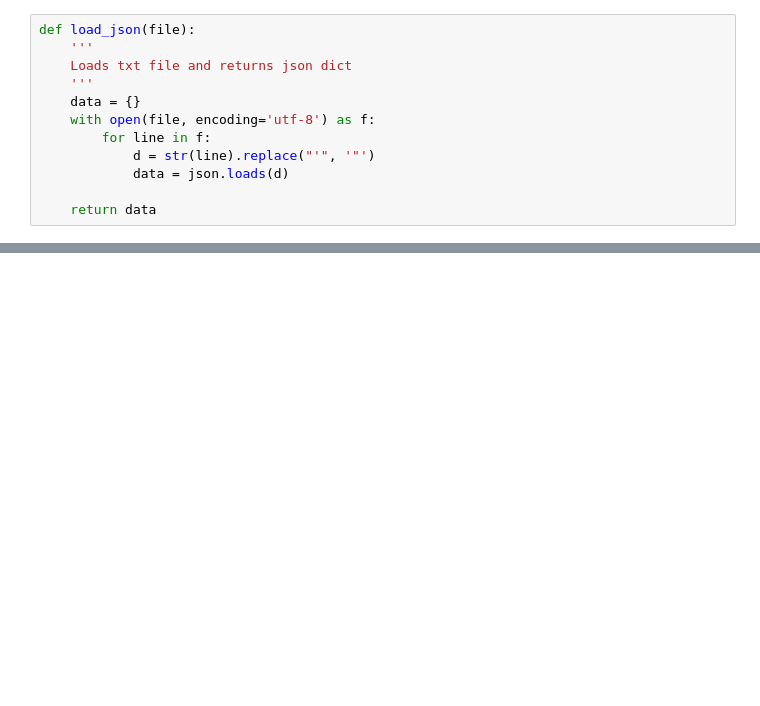
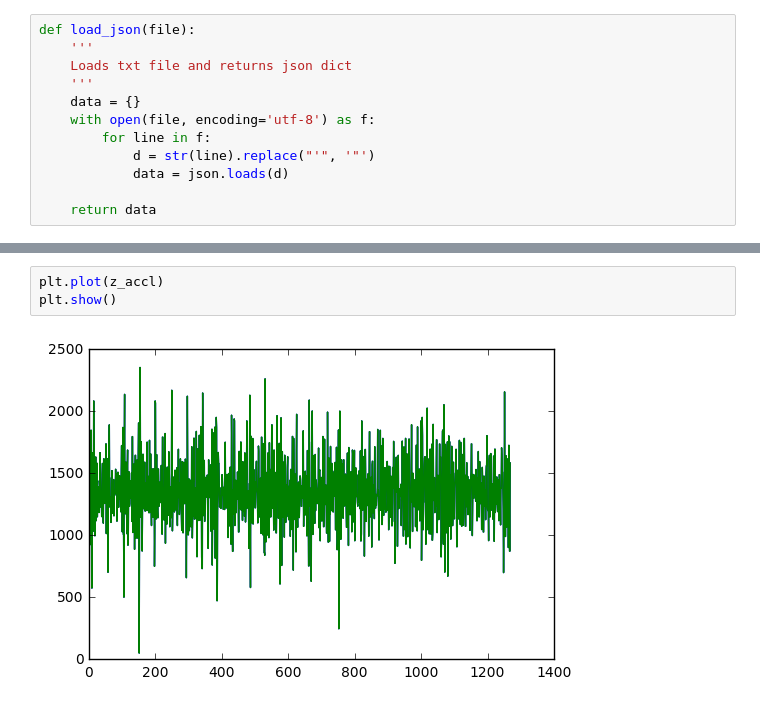
Before and after one commit to ratulesrar3/mobilecomputing, a Jupyter notebook: lab1/data_wrangling.ipynb, the cells around one changed output, grey strips where cells are left out. Cells and saved outputs as stored; diff of their text form; blank space fills up the shorter version.

```diff
--- a/lab1/data_wrangling.ipynb
+++ b/lab1/data_wrangling.ipynb
@@ -37,0 +141,5 @@ for x in data['seq']:
+# %%
+plt.plot(z_accl)
+plt.show()
+# %% [output]
+[figure, added]
```
Also changed, not shown: parts of 8 cells of this notebook.
